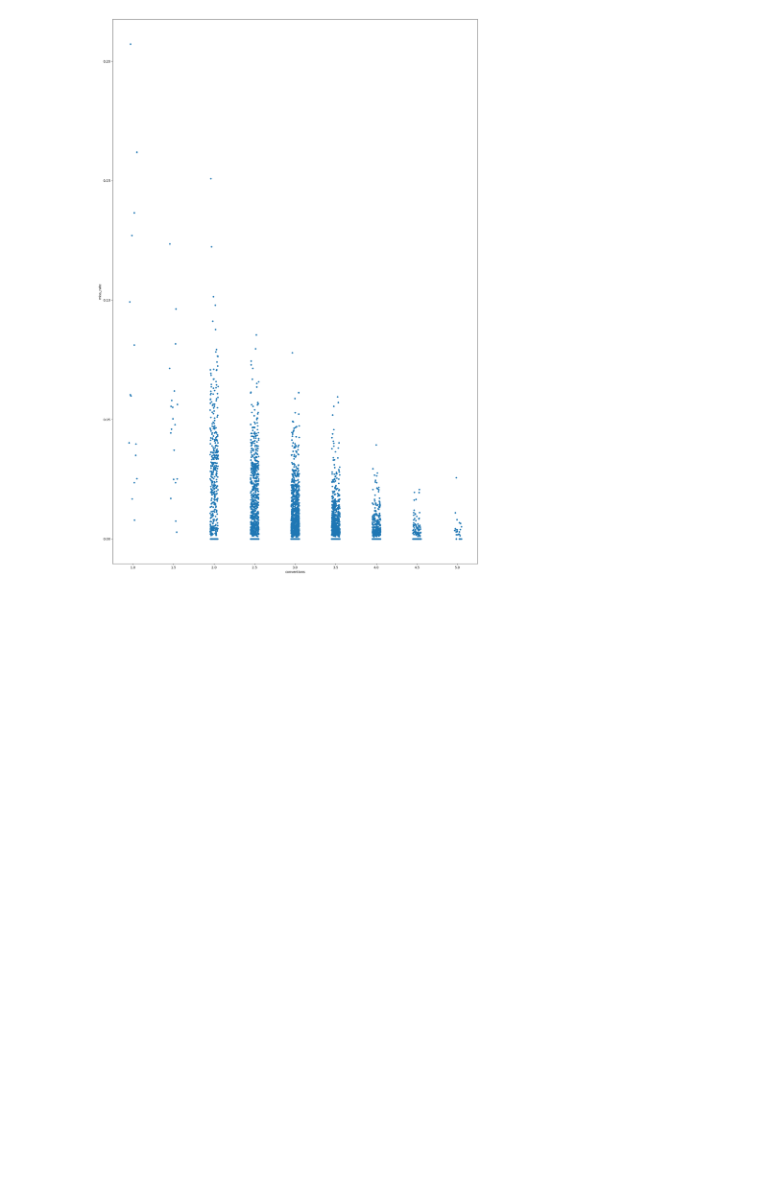
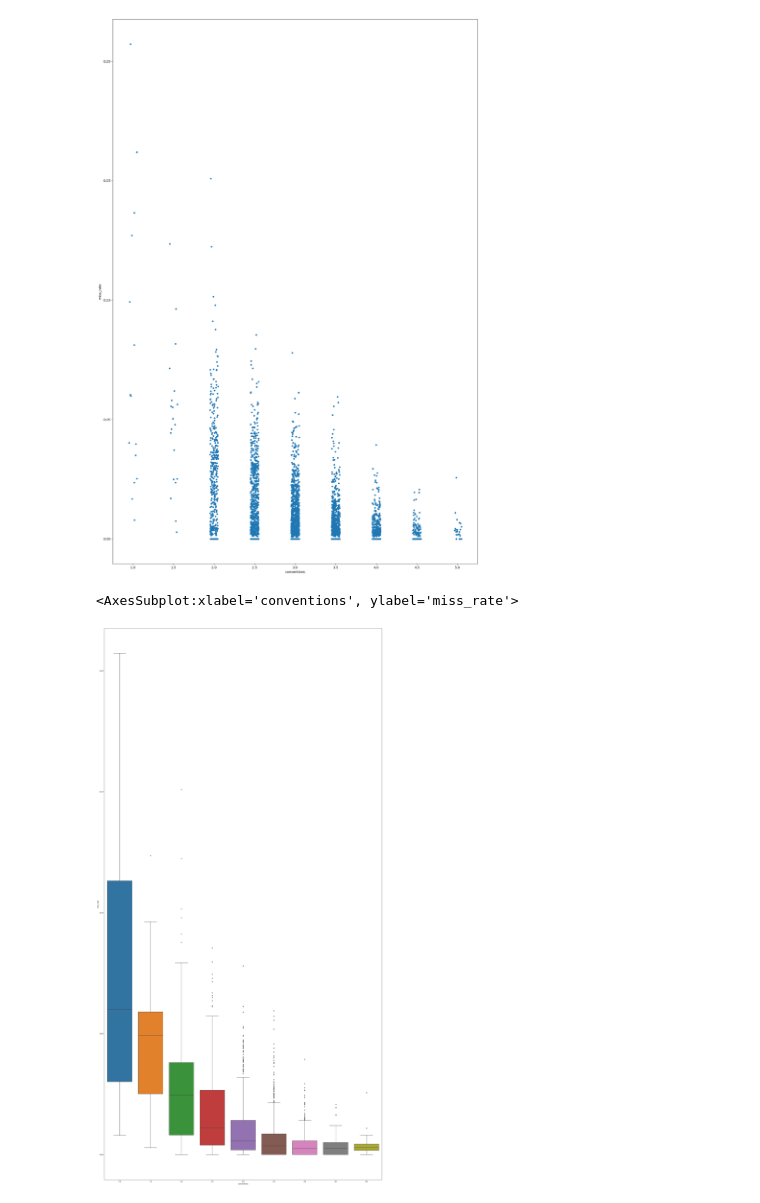
Before and after one commit to fuyu-quant/kaggle-Feedback-English-Language-Learning, a Jupyter notebook: ipynb/conventions.ipynb, the cells around one changed output. Saved outputs shown, nothing was run; the diff lists cells and outputs as text; code cells hidden in the pictures; blank space fills up the shorter version.

```diff
--- a/ipynb/conventions.ipynb
+++ b/ipynb/conventions.ipynb
@@ -824,3 +824,9 @@ sns.stripplot(x="conventions", y="miss_rate", data = df)
 # %% [output]
 <AxesSubplot:xlabel='conventions', ylabel='miss_rate'>
 [figure]
+# %%
+plt.figure(figsize=(30, 60))
+sns.boxplot(x="conventions", y="miss_rate", data = df)
+# %% [output]
+<AxesSubplot:xlabel='conventions', ylabel='miss_rate'>
+[figure, added]
```
